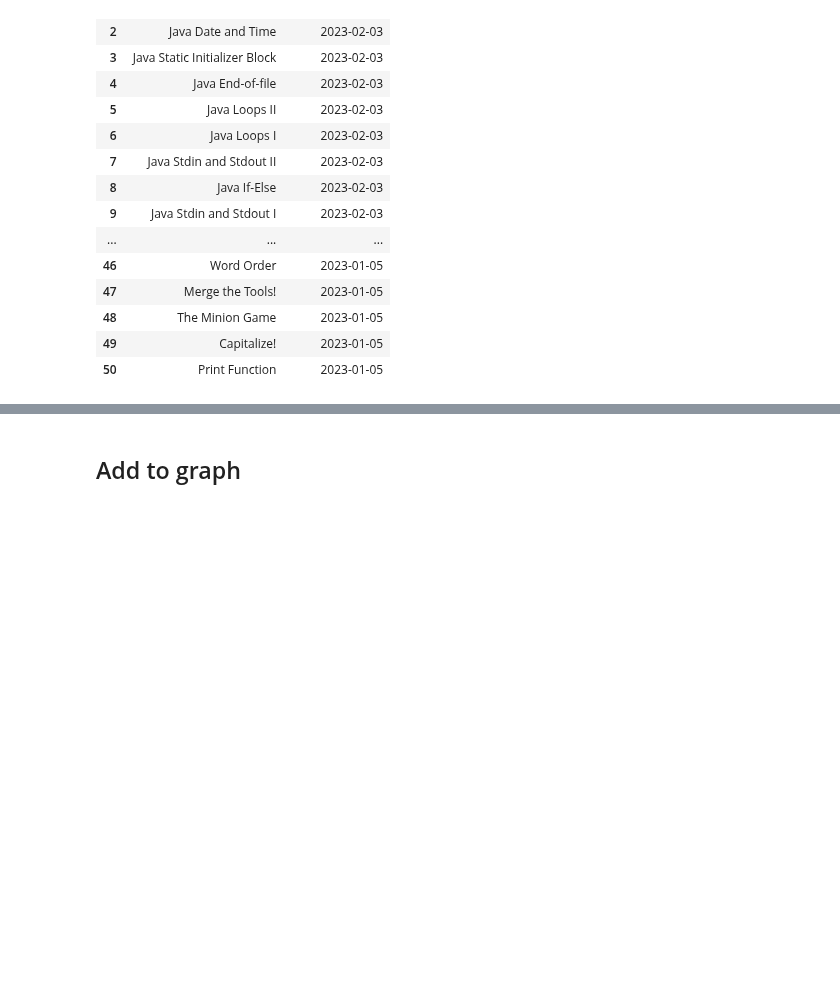
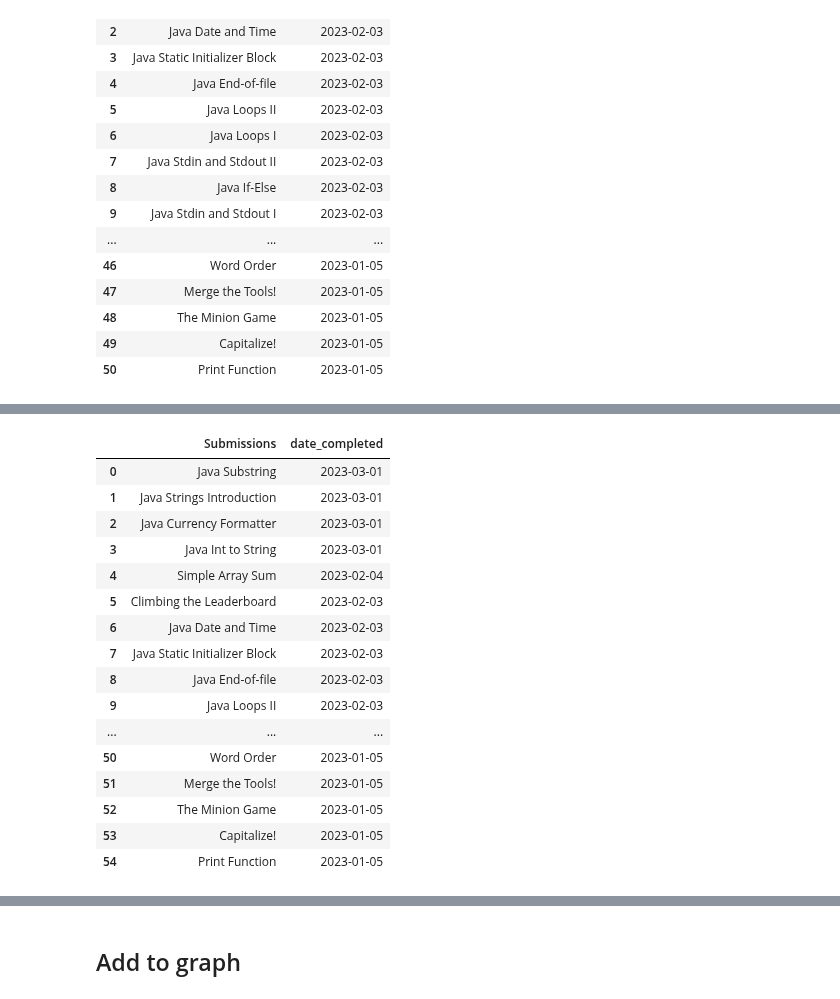
Before and after one commit to emilycardwell/my-jobs, a Jupyter notebook: jupyter_notebooks/prep_coding_editing.ipynb, the cells around one changed output, grey strips where cells are left out. Cells and saved outputs as stored; diff of their text form; code cells hidden in the pictures; blank space fills up the shorter version.

```diff
--- a/jupyter_notebooks/prep_coding_editing.ipynb
+++ b/jupyter_notebooks/prep_coding_editing.ipynb
@@ -115,0 +131,21 @@ data_path = os.getenv('DATA_PATH')
+# %%
+old_hr_df = read_df('hackerrank*')
+old_hr_df
+# %% [output]
+|  | Submissions | date_completed |
+| 0 | Java Substring | 2023-03-01 |
+| 1 | Java Strings Introduction | 2023-03-01 |
+| 2 | Java Currency Formatter | 2023-03-01 |
+| 3 | Java Int to String | 2023-03-01 |
+| 4 | Simple Array Sum | 2023-02-04 |
+| 5 | Climbing the Leaderboard | 2023-02-03 |
+| 6 | Java Date and Time | 2023-02-03 |
+| 7 | Java Static Initializer Block | 2023-02-03 |
+| 8 | Java End-of-file | 2023-02-03 |
+| 9 | Java Loops II | 2023-02-03 |
+| ... | ... | ... |
+| 50 | Word Order | 2023-01-05 |
+| 51 | Merge the Tools! | 2023-01-05 |
+| 52 | The Minion Game | 2023-01-05 |
+| 53 | Capitalize! | 2023-01-05 |
+| 54 | Print Function | 2023-01-05 |
```
Also changed, not shown: parts of 12 cells of this notebook, 6 other files.
